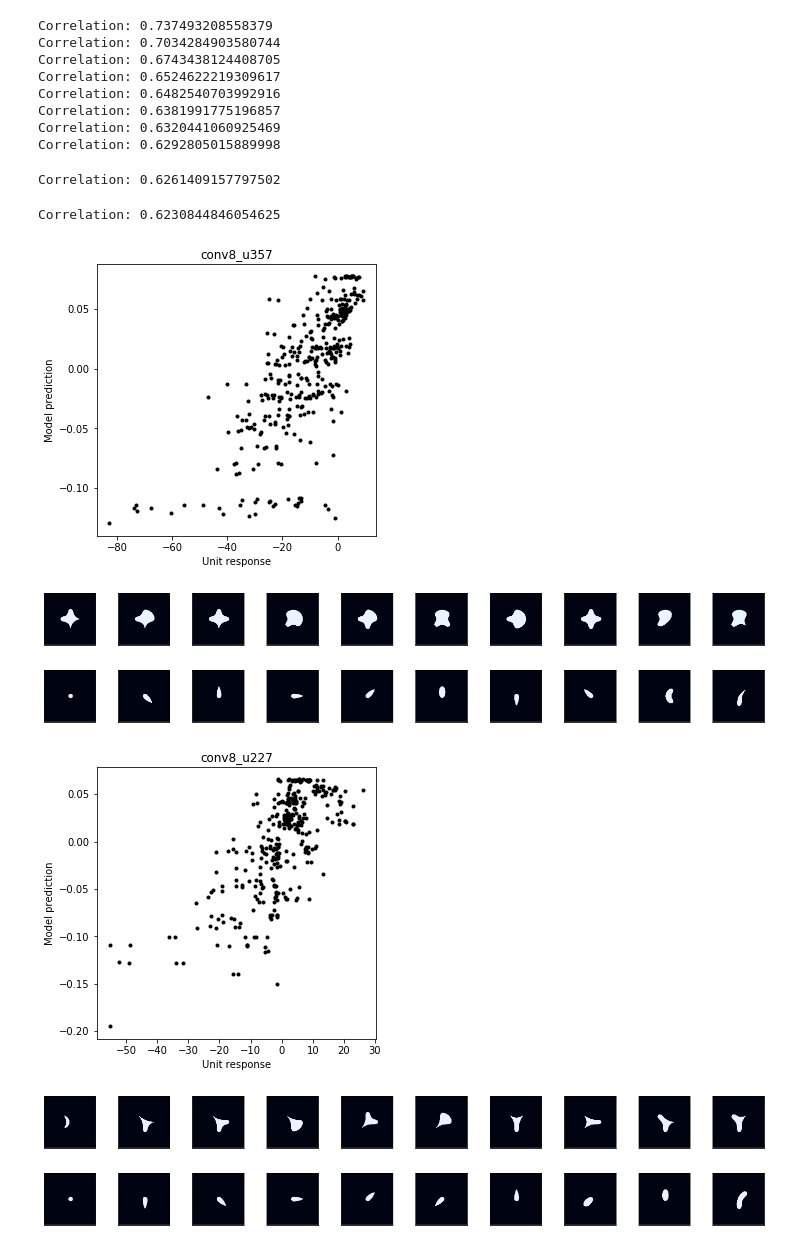
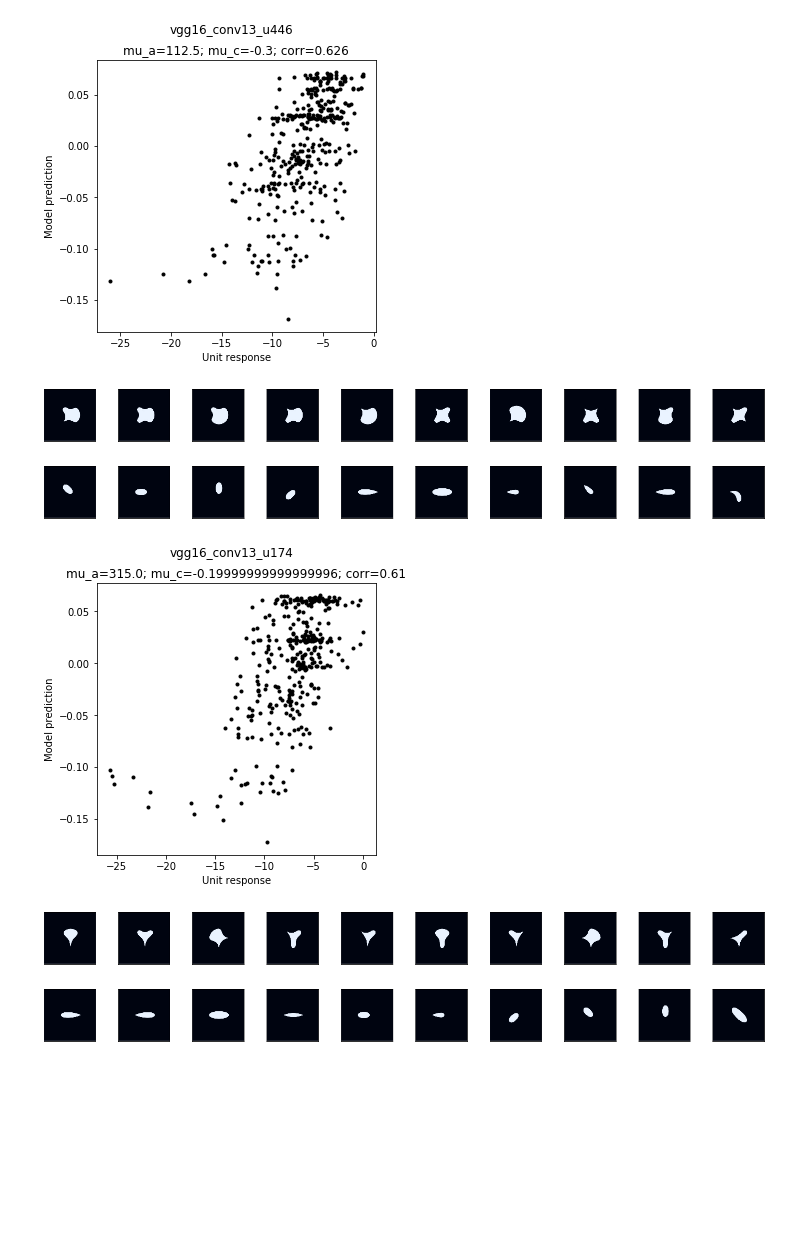
Before and after one commit to briardoty/neuro511-artiphysiology, a Jupyter notebook: shape selectivity visualization.ipynb, the cells around one changed output. Cells and saved outputs as stored; diff of their text form; code cells hidden in the pictures; blank space fills up the shorter version.

```diff
--- a/shape selectivity visualization.ipynb
+++ b/shape selectivity visualization.ipynb
@@ -9,17 +9,18 @@ from util.net_response_functions import *
 from util.visualization_functions import *
 
 # params
-layer_name = "conv8"
+net_name = "vgg16"
+layer_name = "conv13"
 # %%
 # import apc fits
-apc_fits = np.load(f"./data/apc_fit/vgg16_{layer_name}_apc_fits.npy",
+apc_fits = np.load(f"./data/apc_fit/{net_name}/{net_name}_{layer_name}_apc_fits.npy",
                   allow_pickle=True)
 
 # import apc models
 apc_models = xr.open_dataset("./data/apc_fit/apc_models_362_16x16.nc")
 
 # import actual responses
-outputs_tt = torch.load(f"./data/net_responses/vgg16_{layer_name}_output.pt")
+outputs_tt = torch.load(f"./data/net_responses/{net_name}/{net_name}_{layer_name}_output.pt")
 # %%
 # want n units with highest correlation that pass kurtosis filter
 selective_units = get_n_most_selective_units(10, apc_fits, apc_models, outputs_tt)
@@ -38,23 +37,13 @@ print(selective_units)
 # %%
 for (i_unit, i_model, corr) in selective_units:
     i_unit = int(i_unit)
-    plot_apc_fits_for_unit(layer_name, i_unit, apc_fits, apc_models,
+    plot_apc_fits_for_unit(net_name, layer_name, i_unit, apc_fits, apc_models,
                        outputs_tt, save_fig=False)
     display_top_and_bottom(unit=i_unit, n=10, outputs_tt=outputs_tt)
 # %% [output]
-Correlation: 0.737493208558379
-Correlation: 0.7034284903580744
-Correlation: 0.6743438124408705
-Correlation: 0.6524622219309617
-Correlation: 0.6482540703992916
-Correlation: 0.6381991775196857
-Correlation: 0.6320441060925469
-Correlation: 0.6292805015889998
-Correlation: 0.6261409157797502
-Correlation: 0.6230844846054625
-[figure, old version]
+[figure, new version]
 [figure]
-[figure, old version]
+[figure, new version]
-[figure, old version]
+[figure, new version]
-[figure, old version]
+[figure, new version]
-[figure, old version]
+[figure, new version]
```
Also changed, not shown: parts of 3 cells of this notebook, 2 other files.
